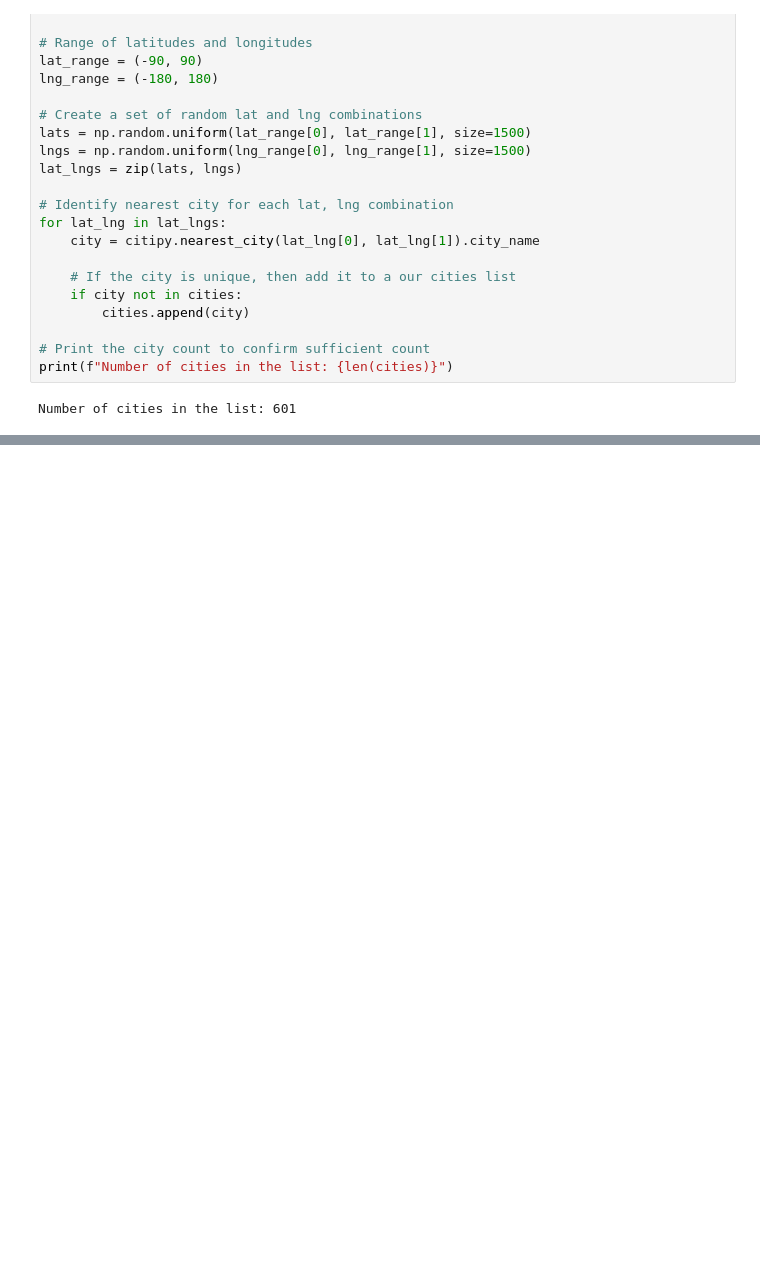
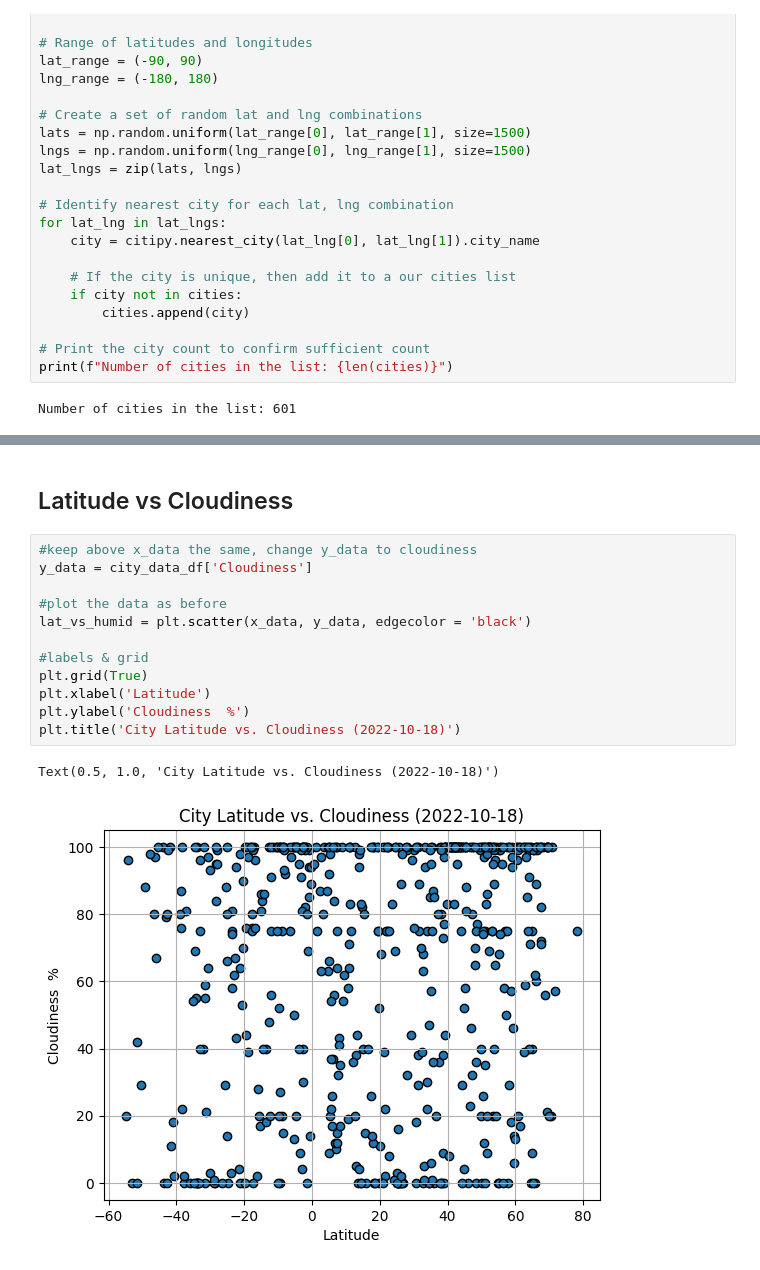
Before and after one commit to michael8607/python-api-challenge, a Jupyter notebook: WeatherPy/WeatherPy.ipynb, the cells around one changed output, grey strips where cells are left out. Saved outputs shown, nothing was run; the diff lists cells and outputs as text; blank space fills up the shorter version.

```diff
--- a/WeatherPy/WeatherPy.ipynb
+++ b/WeatherPy/WeatherPy.ipynb
@@ -326,0 +234,17 @@ The r-value is: 0.062239040700515696
+# %% [markdown]
+## Latitude vs Cloudiness
+# %%
+#keep above x_data the same, change y_data to cloudiness
+y_data = city_data_df['Cloudiness']
+
+#plot the data as before
+lat_vs_humid = plt.scatter(x_data, y_data, edgecolor = 'black')
+
+#labels & grid
+plt.grid(True)
+plt.xlabel('Latitude')
+plt.ylabel('Cloudiness  %')
+plt.title('City Latitude vs. Cloudiness (2022-10-18)')
+# %% [output]
+Text(0.5, 1.0, 'City Latitude vs. Cloudiness (2022-10-18)')
+[figure, added]
```
Also changed, not shown: parts of 57 cells of this notebook, 1 other file.
